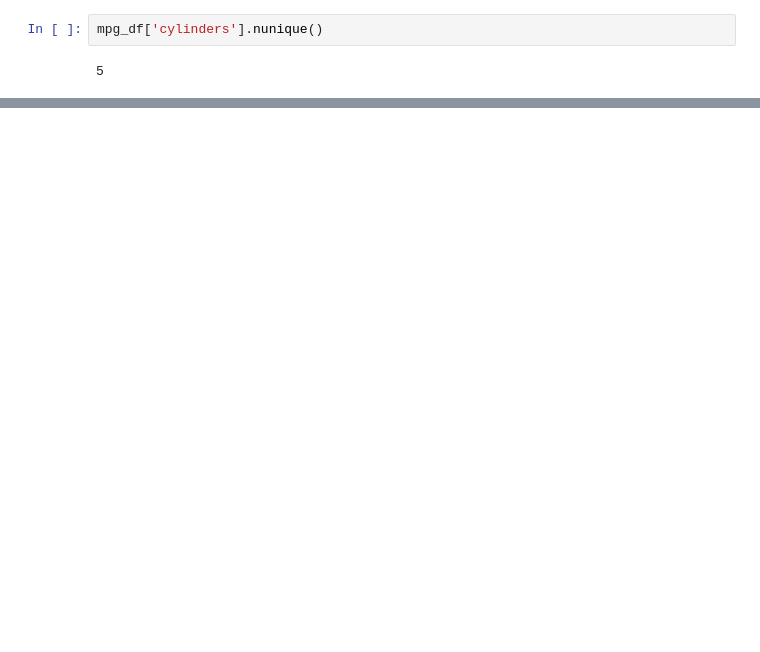
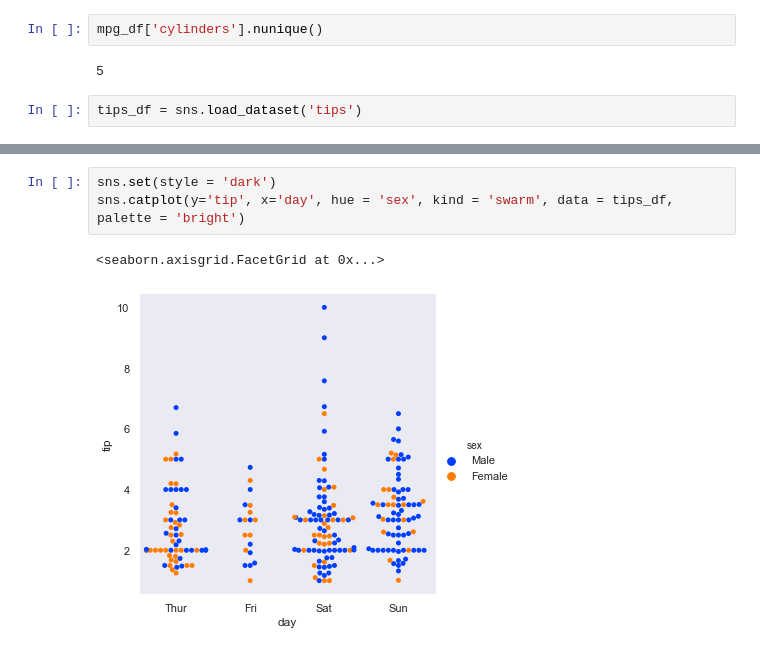
Before and after one commit to ecstowe/AFS505_u2, a Jupyter notebook: Stowe_L08-Seaborn-Practice.ipynb, the cells around one changed output, grey strips where cells are left out. Saved outputs shown, nothing was run; the diff lists cells and outputs as text; blank space fills up the shorter version.

```diff
--- a/Stowe_L08-Seaborn-Practice.ipynb
+++ b/Stowe_L08-Seaborn-Practice.ipynb
@@ -262,3 +253,5 @@ sns.relplot(x="horsepower", y="displacement",
 mpg_df['cylinders'].nunique()
 # %% [output]
 5
+# %%
+tips_df = sns.load_dataset('tips')
@@ -264,0 +277,6 @@ mpg_df['cylinders'].nunique()
+# %%
+sns.set(style = 'dark')
+sns.catplot(y='tip', x='day', hue = 'sex', kind = 'swarm', data = tips_df, palette = 'bright')
+# %% [output]
+<seaborn.axisgrid.FacetGrid at 0x...>
+[figure, added]
```
Also changed, not shown: parts of 11 cells of this notebook, 3 other files.
